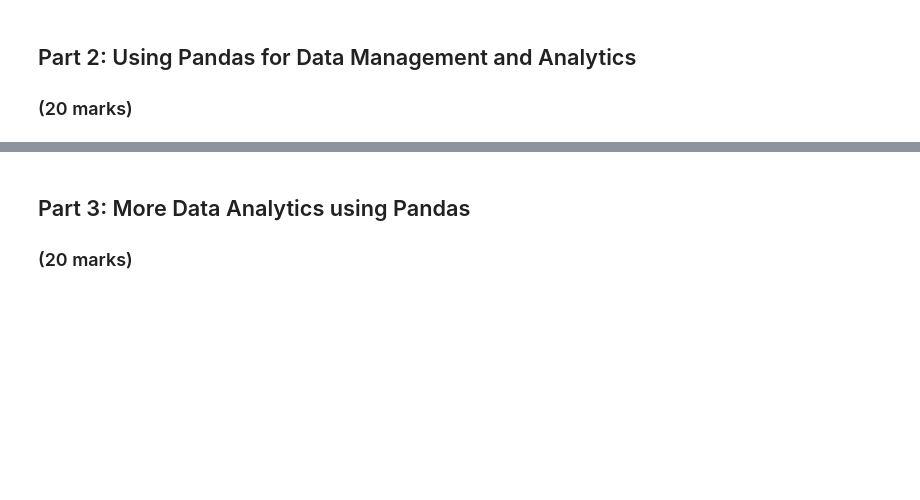
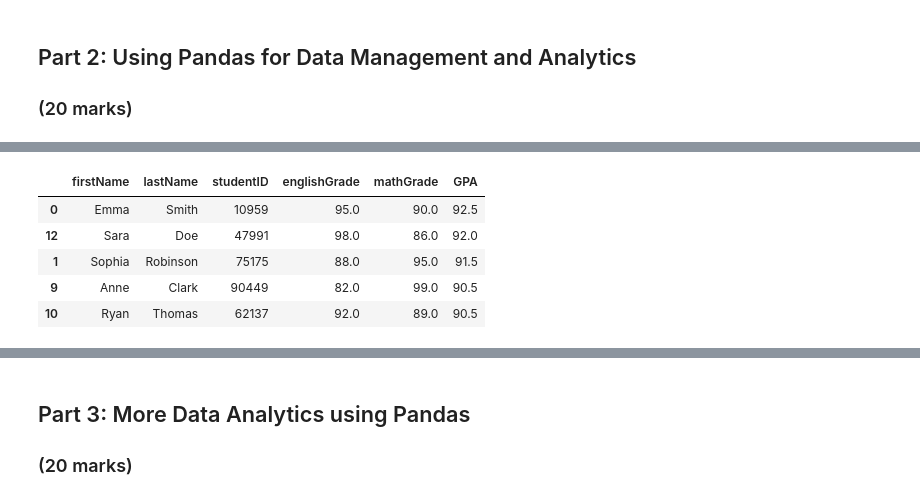
Before and after one commit to Deep-nav-auto-lab/engg680_2024_fall, a Jupyter notebook: Lab_Assignment1/StudentGradeManagementSystem.ipynb, the cells around one changed output, grey strips where cells are left out. Cells and saved outputs as stored; diff of their text form; code cells hidden in the pictures; blank space fills up the shorter version.

```diff
--- a/Lab_Assignment1/StudentGradeManagementSystem.ipynb
+++ b/Lab_Assignment1/StudentGradeManagementSystem.ipynb
@@ -103,12 +139,12 @@ df_studentGrades = df_studentGrades.rename(columns={
 # In the code below, replace '<>' by choosing between 'str' for string or 'float' for float
 # to properly typecast each column.
 # (3 marks)
-df_studentGrades['studentID'] = df_studentGrades['studentID'].astype(<>)
-df_studentGrades['firstName'] = df_studentGrades['firstName'].astype(<>)
-df_studentGrades['lastName'] = df_studentGrades['lastName'].astype(<>)
-df_studentGrades['englishGrade'] = df_studentGrades['englishGrade'].astype(<>)
-df_studentGrades['mathGrade'] = df_studentGrades['mathGrade'].astype(<>)
-df_studentGrades['GPA'] = df_studentGrades['GPA'].astype(<>)
+df_studentGrades['studentID'] = df_studentGrades['studentID'].astype(str)
+df_studentGrades['firstName'] = df_studentGrades['firstName'].astype(str)
+df_studentGrades['lastName'] = df_studentGrades['lastName'].astype(str)
+df_studentGrades['englishGrade'] = df_studentGrades['englishGrade'].astype(float)
+df_studentGrades['mathGrade'] = df_studentGrades['mathGrade'].astype(float)
+df_studentGrades['GPA'] = df_studentGrades['GPA'].astype(float)
 # %%
 # Now let's see our statistics!
 df_studentGrades.describe()
@@ -115,7 +161,15 @@ df_studentGrades.describe()
 # %%
 # Now sort the merged dataframe so that it is in descending order based on GPA, and print it
 # (1 mark)
-df_studentsGPASorted =
+df_studentsGPASorted = df_studentGrades.sort_values(by='GPA', ascending=False)
+df_studentsGPASorted.head()
+# %% [output]
+|  | firstName | lastName | studentID | englishGrade | mathGrade | GPA |
+| 0 | Emma | Smith | 10959 | 95.0 | 90.0 | 92.5 |
+| 12 | Sara | Doe | 47991 | 98.0 | 86.0 | 92.0 |
+| 1 | Sophia | Robinson | 75175 | 88.0 | 95.0 | 91.5 |
+| 9 | Anne | Clark | 90449 | 82.0 | 99.0 | 90.5 |
+| 10 | Ryan | Thomas | 62137 | 92.0 | 89.0 | 90.5 |
 # %%
 # If we wanted to access the student with the highest gpa based on df_studentsGPASorted,
 # does .iloc or .loc make more sense and why?
```
Also changed, not shown: parts of 17 cells of this notebook, 3 other files.
